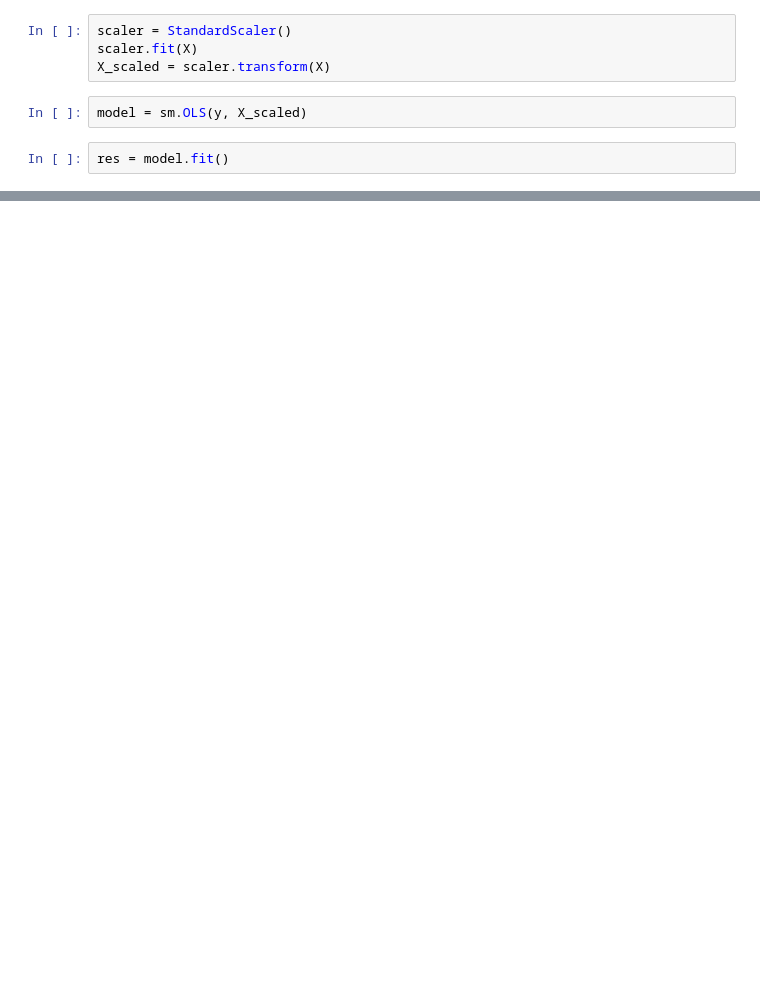
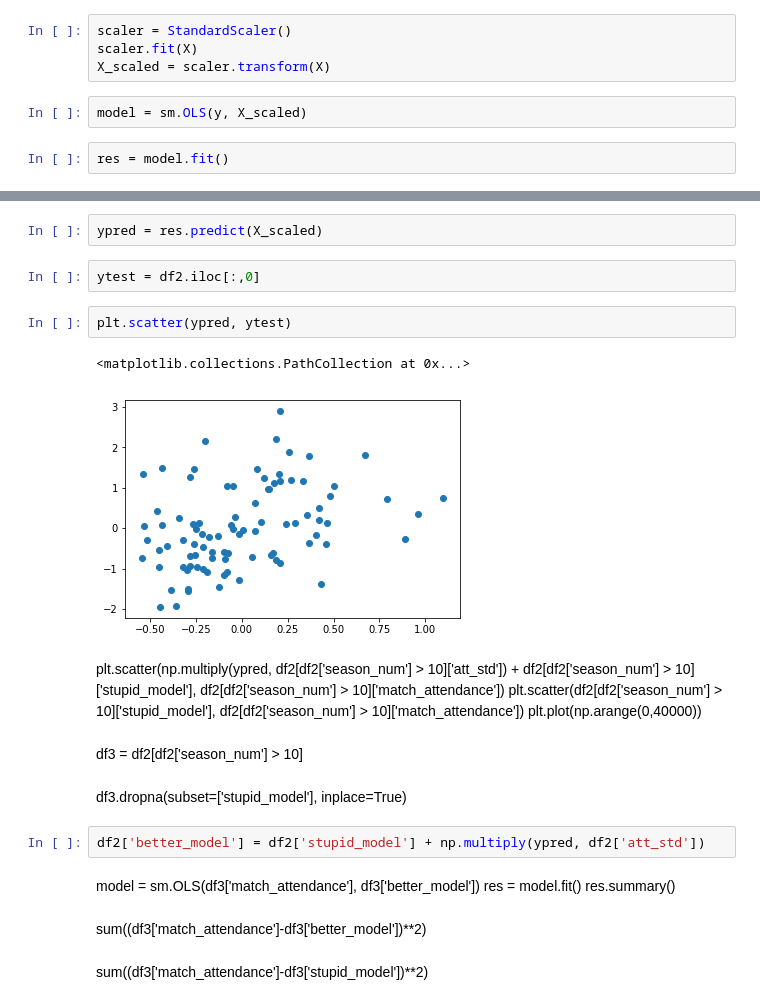
Before and after one commit to dlahtou/Luther-PL-Attendance, a Jupyter notebook: 6-StatsModels OLS normalized delta with distance.ipynb, the cells around one changed output, grey strips where cells are left out. Cells and saved outputs as stored; diff of their text form; blank space fills up the shorter version.

```diff
--- a/6-StatsModels OLS normalized delta with distance.ipynb
+++ b/6-StatsModels OLS normalized delta with distance.ipynb
@@ -51,2 +66,29 @@ OLS Regression Results
 Warnings:
 [1] Standard Errors assume that the covariance matrix of the errors is correctly specified.
+# %%
+ypred = res.predict(X_scaled)
+# %%
+ytest = df2.iloc[:,0]
+# %%
+plt.scatter(ypred, ytest)
+# %% [output]
+<matplotlib.collections.PathCollection at 0x...>
+[figure, added]
+# %% [markdown]
+plt.scatter(np.multiply(ypred, df2[df2['season_num'] > 10]['att_std']) + df2[df2['season_num'] > 10]['stupid_model'], df2[df2['season_num'] > 10]['match_attendance'])
+plt.scatter(df2[df2['season_num'] > 10]['stupid_model'], df2[df2['season_num'] > 10]['match_attendance'])
+plt.plot(np.arange(0,40000))
+# %% [markdown]
+df3 = df2[df2['season_num'] > 10]
+# %% [markdown]
+df3.dropna(subset=['stupid_model'], inplace=True)
+# %%
+df2['better_model'] = df2['stupid_model'] + np.multiply(ypred, df2['att_std'])
+# %% [markdown]
+model = sm.OLS(df3['match_attendance'], df3['better_model'])
+res = model.fit()
+res.summary()
+# %% [markdown]
+sum((df3['match_attendance']-df3['better_model'])**2)
+# %% [markdown]
+sum((df3['match_attendance']-df3['stupid_model'])**2)
```
Also changed, not shown: parts of 29 cells of this notebook, 4 other files.
